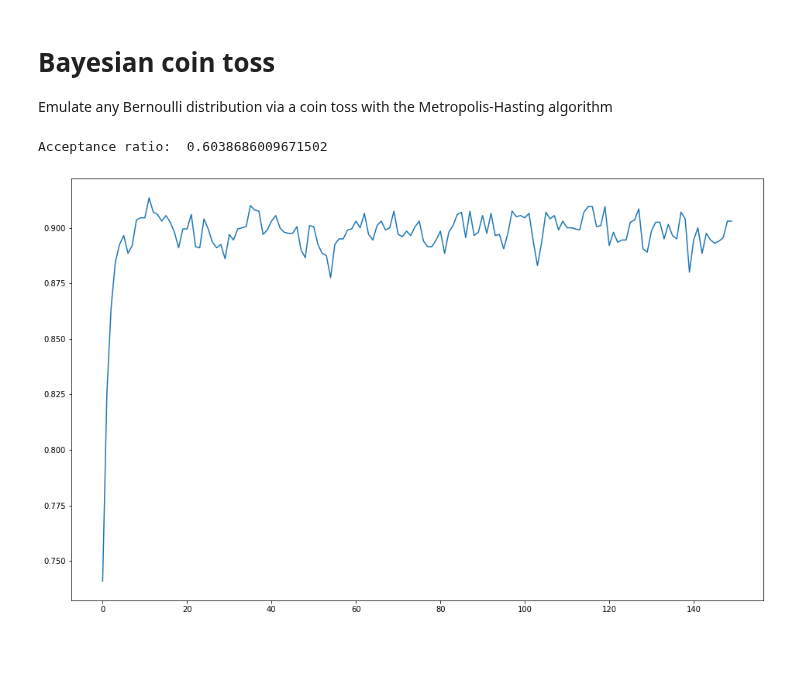
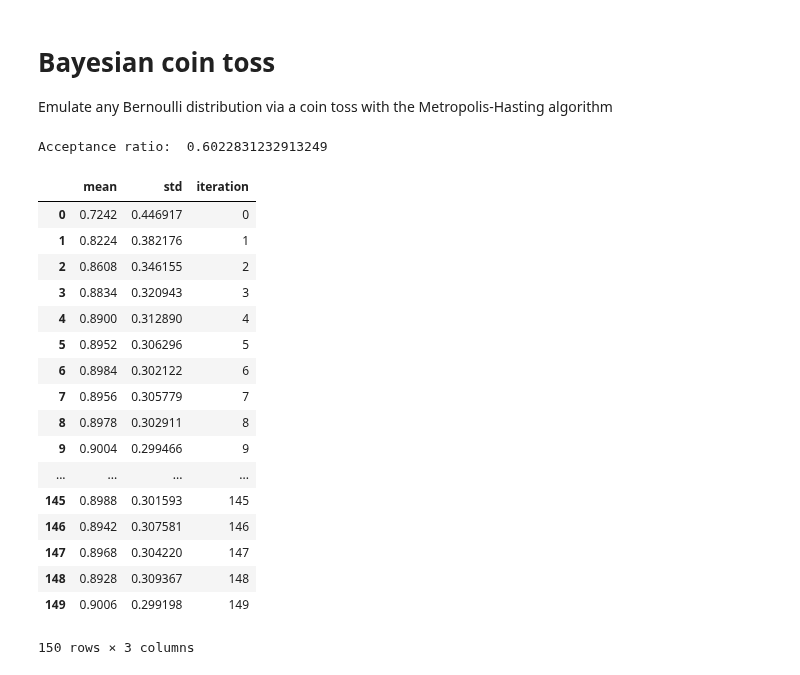
Before and after one commit to NoFishLikeIan/tinbergen, a Jupyter notebook: homework/adv_econ_notebooks/Bayesian Coin toss.ipynb, the cells around one changed output. Drawn from its saved outputs; the diff is of its cells as text; code cells hidden in the pictures; blank space fills up the shorter version.

```diff
--- a/homework/adv_econ_notebooks/Bayesian Coin toss.ipynb
+++ b/homework/adv_econ_notebooks/Bayesian Coin toss.ipynb
@@ -53,12 +57,6 @@ def sample_mh(target_p, num = 1000, iterations = 100):
 # %%
-samples, mean, rate = sample_mh(0.9, num=2000, iterations=150)
+samples, mean, std, rate = sample_mh(0.9, num=5000, iterations=150)
 
 print('Acceptance ratio: ', rate)
 # %% [output]
-Acceptance ratio:  0.6038686009671502
+Acceptance ratio:  0.6022831232913249
-# %%
-plt.figure(figsize=(16, 10))
-plt.plot(mean)
-plt.show()
-# %% [output]
-[figure, removed]
@@ -64,0 +68,21 @@ plt.show()
+# %%
+df
+# %% [output]
+|  | mean | std | iteration |
+| 0 | 0.7242 | 0.446917 | 0 |
+| 1 | 0.8224 | 0.382176 | 1 |
+| 2 | 0.8608 | 0.346155 | 2 |
+| 3 | 0.8834 | 0.320943 | 3 |
+| 4 | 0.8900 | 0.312890 | 4 |
+| 5 | 0.8952 | 0.306296 | 5 |
+| 6 | 0.8984 | 0.302122 | 6 |
+| 7 | 0.8956 | 0.305779 | 7 |
+| 8 | 0.8978 | 0.302911 | 8 |
+| 9 | 0.9004 | 0.299466 | 9 |
+| ... | ... | ... | ... |
+| 145 | 0.8988 | 0.301593 | 145 |
+| 146 | 0.8942 | 0.307581 | 146 |
+| 147 | 0.8968 | 0.304220 | 147 |
+| 148 | 0.8928 | 0.309367 | 148 |
+| 149 | 0.9006 | 0.299198 | 149 |
+150 rows × 3 columns
```
Also changed, not shown: parts of 4 cells of this notebook.
